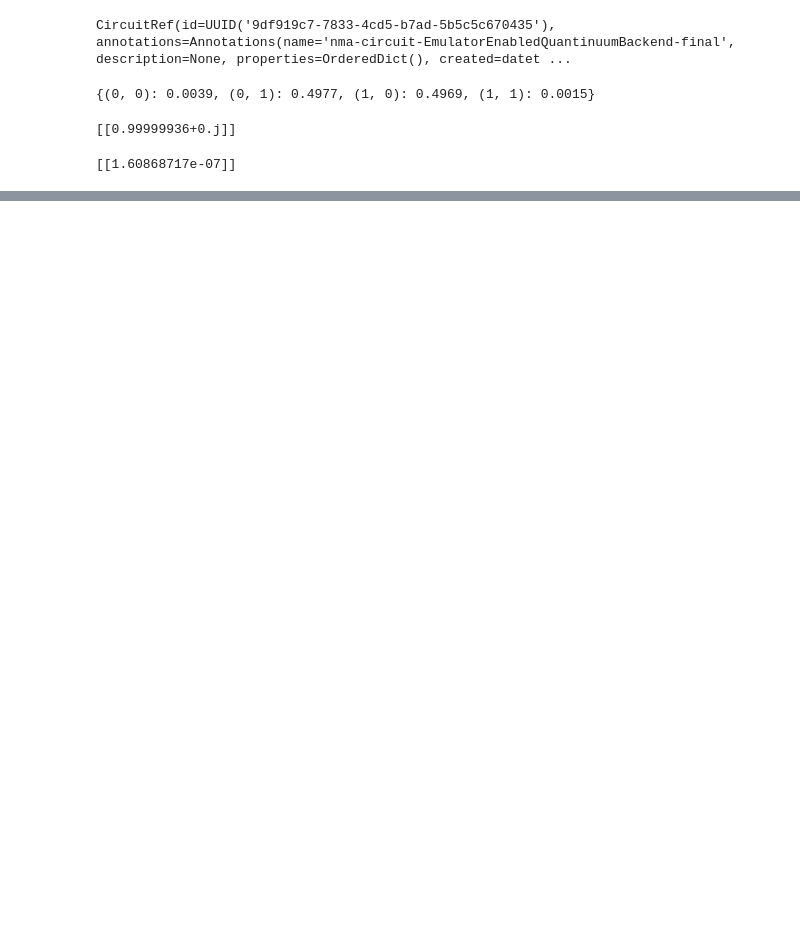
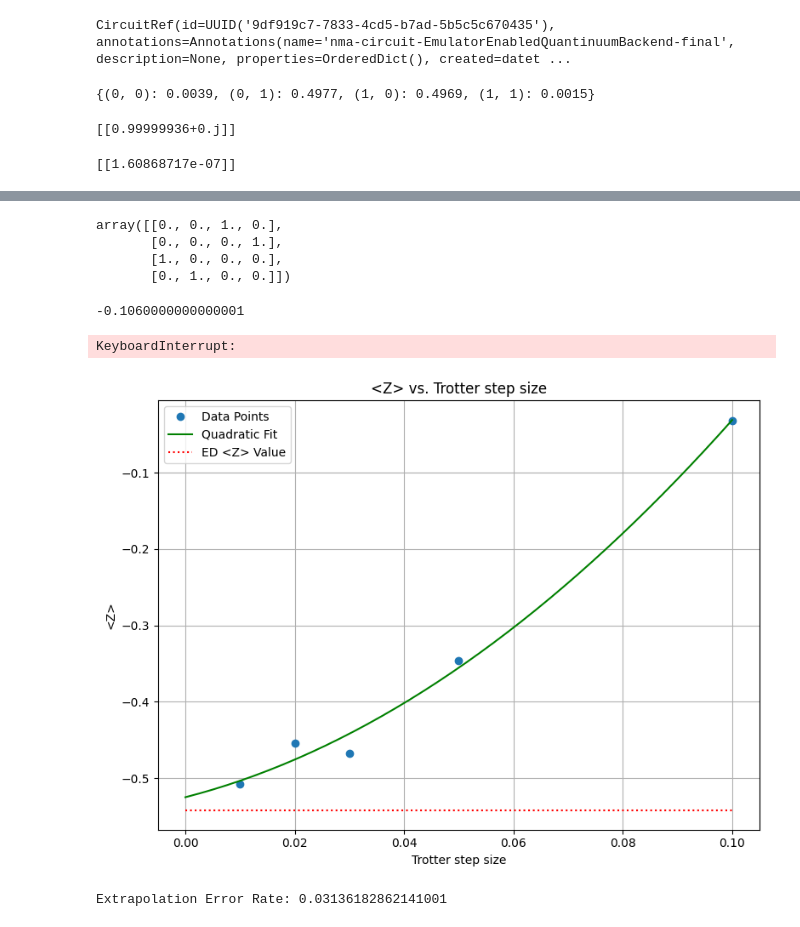
Before and after one commit to SiruLee/2025-Quantinuum, a Jupyter notebook: notebooks/hamiltonian_simulation.ipynb, the cells around one changed output, grey strips where cells are left out. Cells and saved outputs as stored; diff of their text form; code cells hidden in the pictures; blank space fills up the shorter version.

```diff
--- a/notebooks/hamiltonian_simulation.ipynb
+++ b/notebooks/hamiltonian_simulation.ipynb
@@ -1446,0 +1510,5 @@ print(fidelity)
+# %%
+Z = np.array([[1, 0], [0, -1]])
+operator = Z
+for k in range(n_qubits - 1):
+    operator = np.kron(operator, np.eye(2))
@@ -1515,0 +1735,75 @@ print(fidelity)
+# %%
+np.kron(np.array([[0, 1], [1, 0]]), np.eye(2))
+# %% [output]
+array([[0., 0., 1., 0.],
+       [0., 0., 0., 1.],
+       [1., 0., 0., 0.],
+       [0., 1., 0., 0.]])
+# %%
+from pytket.extensions.qiskit import AerBackend
+aer_sim = AerBackend()
+qpo_dict = {}
+xx_term = QubitPauliString([Qubit(0)], [Pauli.Z])
+qpo_dict[xx_term] = 1
+
+operator = QubitPauliOperator(qpo_dict)
+p = 10
+expectation = get_xxz_time_evolve(aer_sim, n_qubits, t, p, operator)
+# %%
+print(expectation)
+# %% [output]
+-0.1060000000000001
+# %%
+import matplotlib.pyplot as plt
+trotter_steps = [0.02, 0.03, 0.04, 0.05, 0.1]
+expecs = [get_xxz_time_evolve(aer_sim, n_qubits, t, int(t // step), operator) for step in trotter_steps]
+
+plt.plot(trotter_steps, expecs, 'o')
+plt.hlines(exp_ed, xmin=0, xmax = 0.1, linestyle='dotted', color='red', label='Expectation Value')
+plt.xlabel('Trotter step size')
+plt.ylabel('<Z>')
+plt.title('<Z> vs. Trotter step size')
+plt.show()
+# %% [output]
+KeyboardInterrupt:
+# %%
+trotter_steps = [0.01, 0.02, 0.03, 0.05, 0.1]
+expecs = [get_xxz_time_evolve(aer_sim, n_qubits, t, int(t // step), operator) for step in trotter_steps]
+
+p = np.polyfit(trotter_steps, expecs, 2)
+extrap_steps = np.array([0])  # Or any other extrapolation points you want
+
+extrap_expecs = np.polyval(p, extrap_steps)
+
+# Create the plot
+plt.figure(figsize=(8, 6))
+
+# Plot the original data points
+plt.plot(trotter_steps, expecs, 'o', label='Data Points')  # 'o' for markers
+
+# Plot the fitted line
+x_fit = np.linspace(0, max(trotter_steps), 40)  # Create points for a smooth line
+y_fit = np.polyval(p, x_fit)
+plt.plot(x_fit, y_fit, '-', color='green', label='Quadratic Fit')  # '-' for a solid line
+
+# Plot the extrapolated point (optional)
+#plt.plot(extrap_steps, extrap_expecs, 'x', markersize=8, color='red', label='Extrapolated Point') # 'x' for a different marker
+
+#Plot the horizontal line
+plt.hlines(exp_ed, xmin=0, xmax = 0.1, linestyle='dotted', color='red', label='ED <Z> Value')
+
+# Customize the plot
+plt.xlabel('Trotter step size')
+plt.ylabel('<Z>')
+plt.title('<Z> vs. Trotter step size')
+plt.legend()
+plt.grid(True)
+plt.tight_layout()
+plt.show()
+# %% [output]
+[figure, added]
+# %%
+extrapolated = extrap_expecs[0]
+print(f"Extrapolation Error Rate: {abs(exp_ed - extrapolated) / abs(exp_ed)}")
+# %% [output]
+Extrapolation Error Rate: 0.03136182862141001
```
Also changed, not shown: parts of 12 cells of this notebook.
